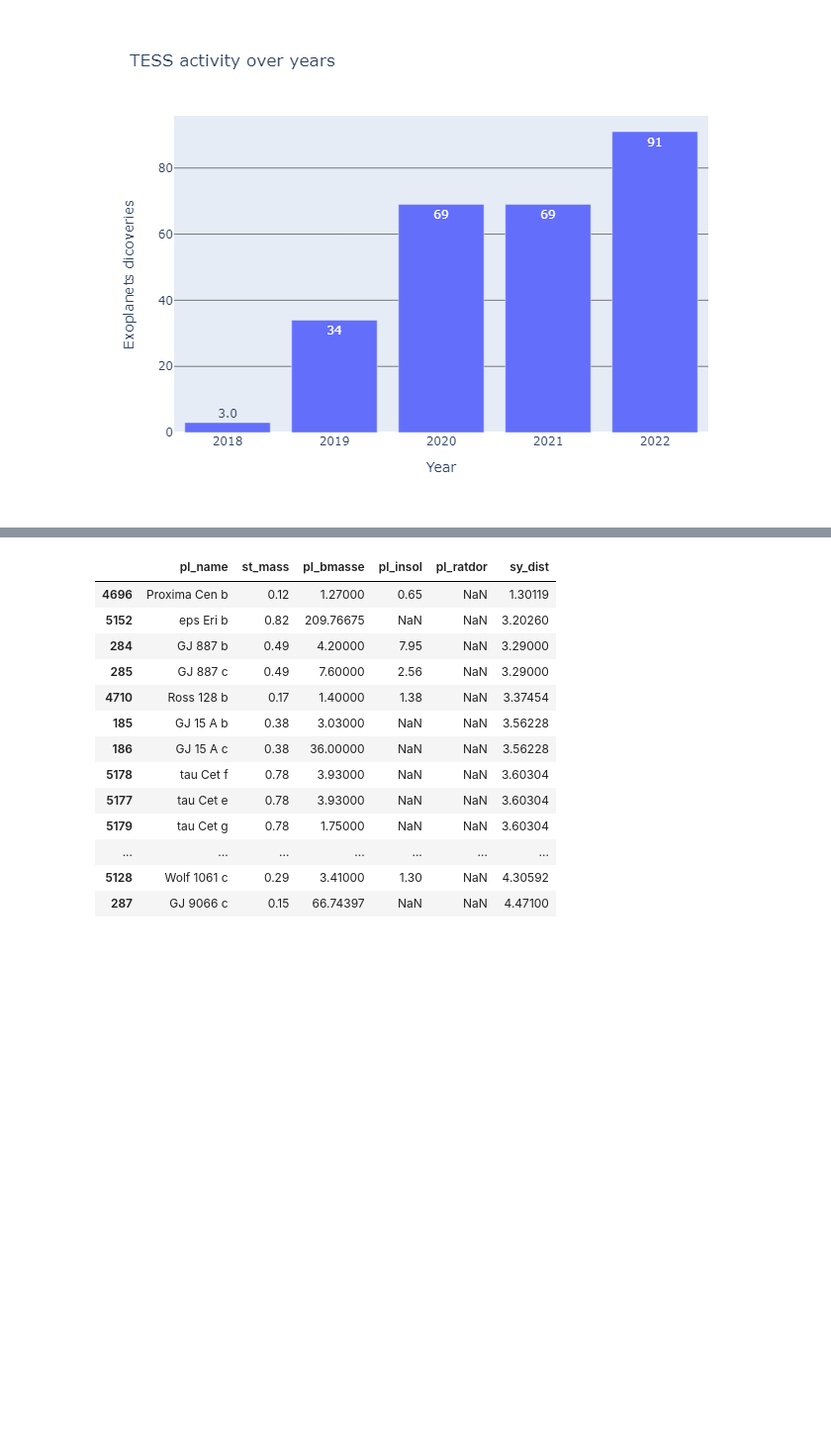
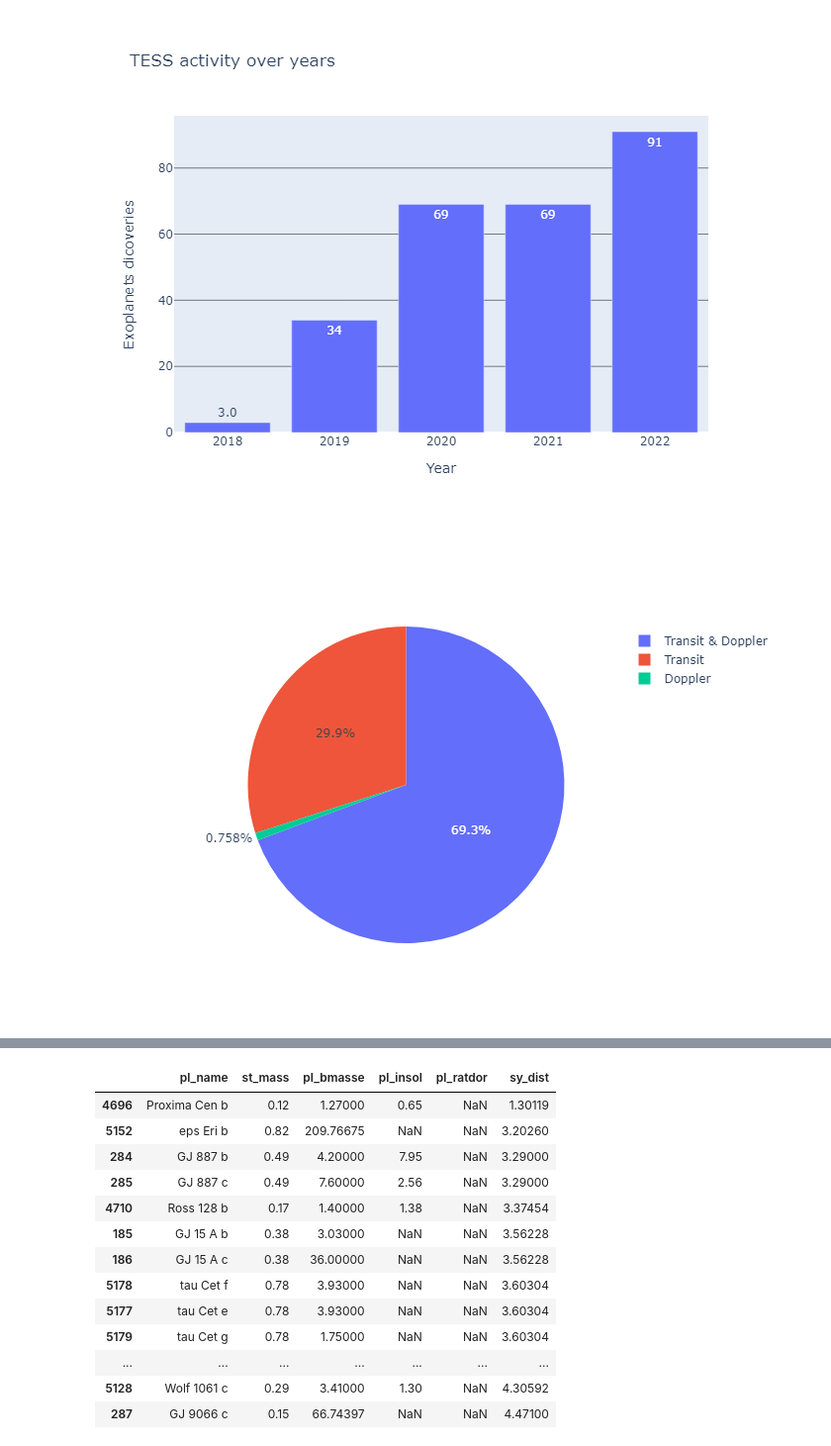
Before and after one commit to Kartmaan/Exoplanets, a Jupyter notebook: exoplanets.ipynb, the cells around one changed output, grey strips where cells are left out. Shown: that part at 99% size. Saved outputs shown, nothing was run; the diff lists cells and outputs as text; code cells hidden in the pictures; blank space fills up the shorter version.

```diff
--- a/exoplanets.ipynb
+++ b/exoplanets.ipynb
@@ -766,3 +860,43 @@ y_label='Exoplanets dicoveries',
 title='TESS activity over years')
 # %% [output]
 [figure]
+# %%
+#0.1 m TESS Telescope
+total = df.loc[
+    df['disc_telescope'] == '0.1 m TESS Telescope'
+    ].shape[0]
+
+tran = df.loc[
+    (df['disc_telescope'] == '0.1 m TESS Telescope') &
+    ((df['rv_flag'] == 0) & (df['tran_flag'] == 1))
+    ].shape[0]
+tran_rate = perc(total, tran)
+
+rv = df.loc[
+    (df['disc_telescope'] == '0.1 m TESS Telescope') &
+    ((df['rv_flag'] == 1) & (df['tran_flag'] == 0))
+    ].shape[0]
+rv_rate = perc(total, rv)
+
+
+tran_rv = df.loc[
+    (df['disc_telescope'] == '0.1 m TESS Telescope') &
+    ((df['rv_flag'] == 1) & (df['tran_flag'] == 1))
+    ].shape[0]
+tran_rv_rate = perc(total, tran_rv)
+
+vals = [tran, rv, tran_rv]
+labs = ['Transit', 'Doppler', 'Transit & Doppler']
+
+fig = go.Figure(data=[go.Pie(labels=labs, values=vals)])
+
+img = pio.to_image(
+        fig,
+        format='png',
+        validate=True,
+        engine='orca'
+        )
+
+Image(img)
+# %% [output]
+[figure, added]
```
Also changed, not shown: parts of 19 cells of this notebook, 1 other file.
